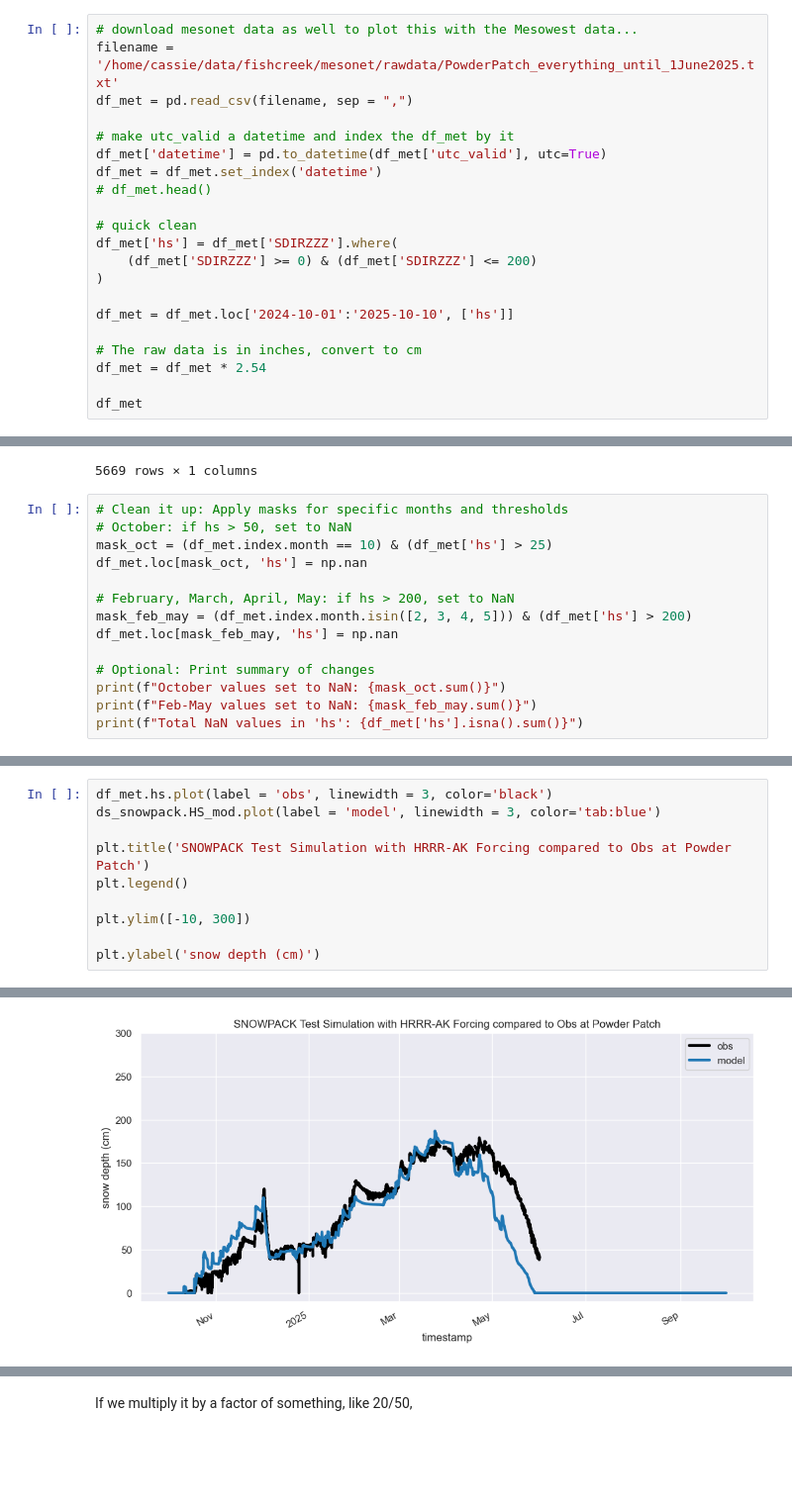
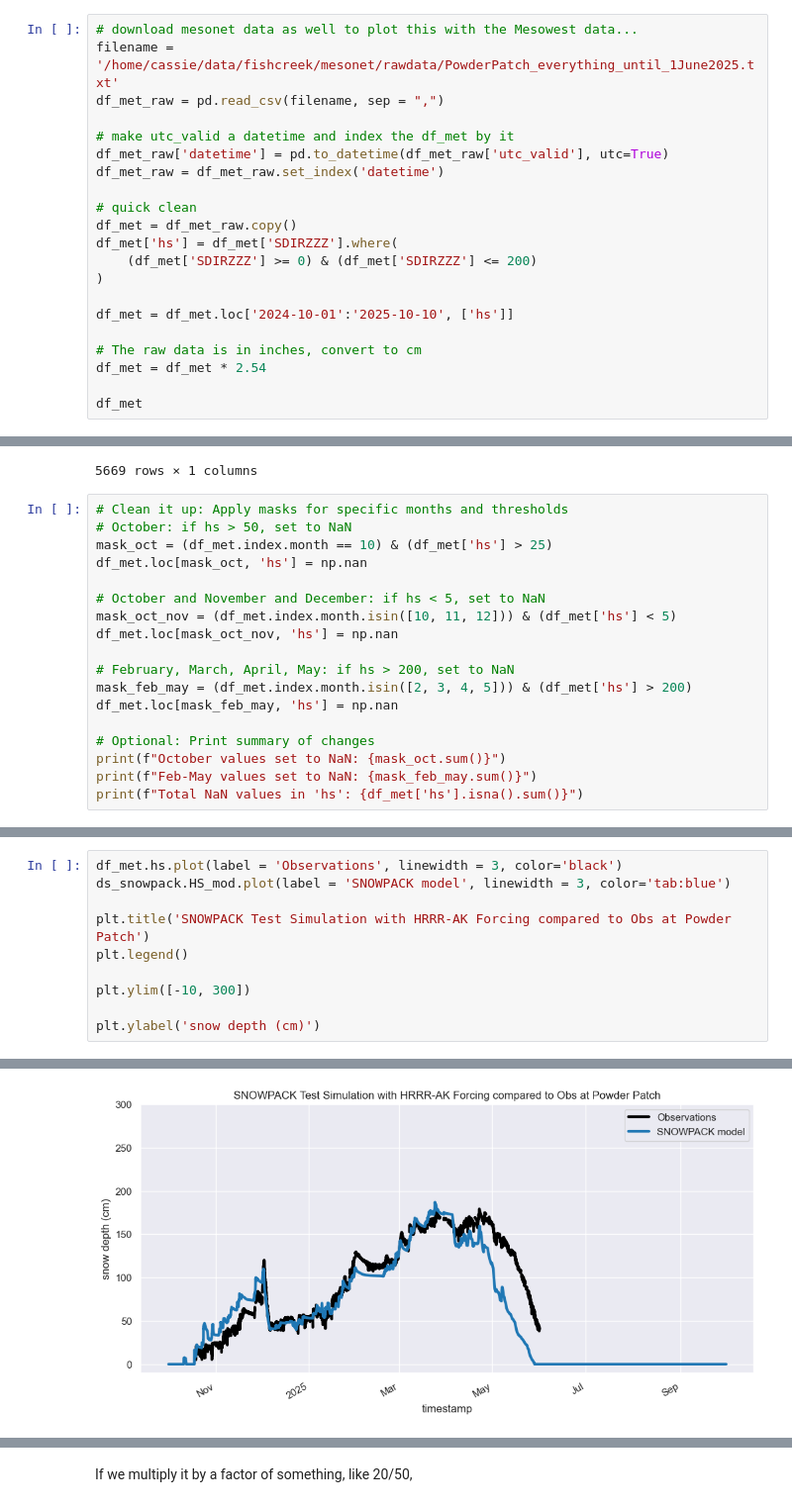
Before and after one commit to cassielumbrazo/snow_modeling_point, a Jupyter notebook: sites/ppsa2/2_read_snowpack_snow17_output.ipynb, the cells around one changed output, grey strips where cells are left out. Shown at 99% size. Saved outputs shown, nothing was run; the diff lists cells and outputs as text; blank space fills up the shorter version.

```diff
--- a/sites/ppsa2/2_read_snowpack_snow17_output.ipynb
+++ b/sites/ppsa2/2_read_snowpack_snow17_output.ipynb
@@ -109,14 +113,14 @@ Open Obs Data at Powder Patch
 # %%
 # download mesonet data as well to plot this with the Mesowest data...
 filename = '/home/cassie/data/fishcreek/mesonet/rawdata/PowderPatch_everything_until_1June2025.txt'
-df_met = pd.read_csv(filename, sep = ",")
+df_met_raw = pd.read_csv(filename, sep = ",")
 
 # make utc_valid a datetime and index the df_met by it
-df_met['datetime'] = pd.to_datetime(df_met['utc_valid'], utc=True)
-df_met = df_met.set_index('datetime')
-# df_met.head()
+df_met_raw['datetime'] = pd.to_datetime(df_met_raw['utc_valid'], utc=True)
+df_met_raw = df_met_raw.set_index('datetime')
 
 # quick clean
+df_met = df_met_raw.copy()
 df_met['hs'] = df_met['SDIRZZZ'].where(
     (df_met['SDIRZZZ'] >= 0) & (df_met['SDIRZZZ'] <= 200)
 )
@@ -147,6 +151,10 @@ df_met
 # October: if hs > 50, set to NaN
 mask_oct = (df_met.index.month == 10) & (df_met['hs'] > 25)
 df_met.loc[mask_oct, 'hs'] = np.nan
+
+# October and November and December: if hs < 5, set to NaN
+mask_oct_nov = (df_met.index.month.isin([10, 11, 12])) & (df_met['hs'] < 5)
+df_met.loc[mask_oct_nov, 'hs'] = np.nan
 
 # February, March, April, May: if hs > 200, set to NaN
 mask_feb_may = (df_met.index.month.isin([2, 3, 4, 5])) & (df_met['hs'] > 200)
@@ -163,14 +171,14 @@ Total NaN values in 'hs': 826
 # %%
-df_met.hs.plot(label = 'obs', linewidth = 3, color='black')
-ds_snowpack.HS_mod.plot(label = 'model', linewidth = 3, color='tab:blue')
+df_met.hs.plot(label = 'Observations', linewidth = 3, color='black')
+ds_snowpack.HS_mod.plot(label = 'SNOWPACK model', linewidth = 3, color='tab:blue')
 
 plt.title('SNOWPACK Test Simulation with HRRR-AK Forcing compared to Obs at Powder Patch')
 plt.legend()
 
 plt.ylim([-10, 300])
 
 plt.ylabel('snow depth (cm)')
 # %% [output]
 Text(0, 0.5, 'snow depth (cm)')
-[figure, old version]
+[figure, new version]
 # %% [markdown]
```
Also changed, not shown: parts of 21 cells of this notebook, 3 other files.
